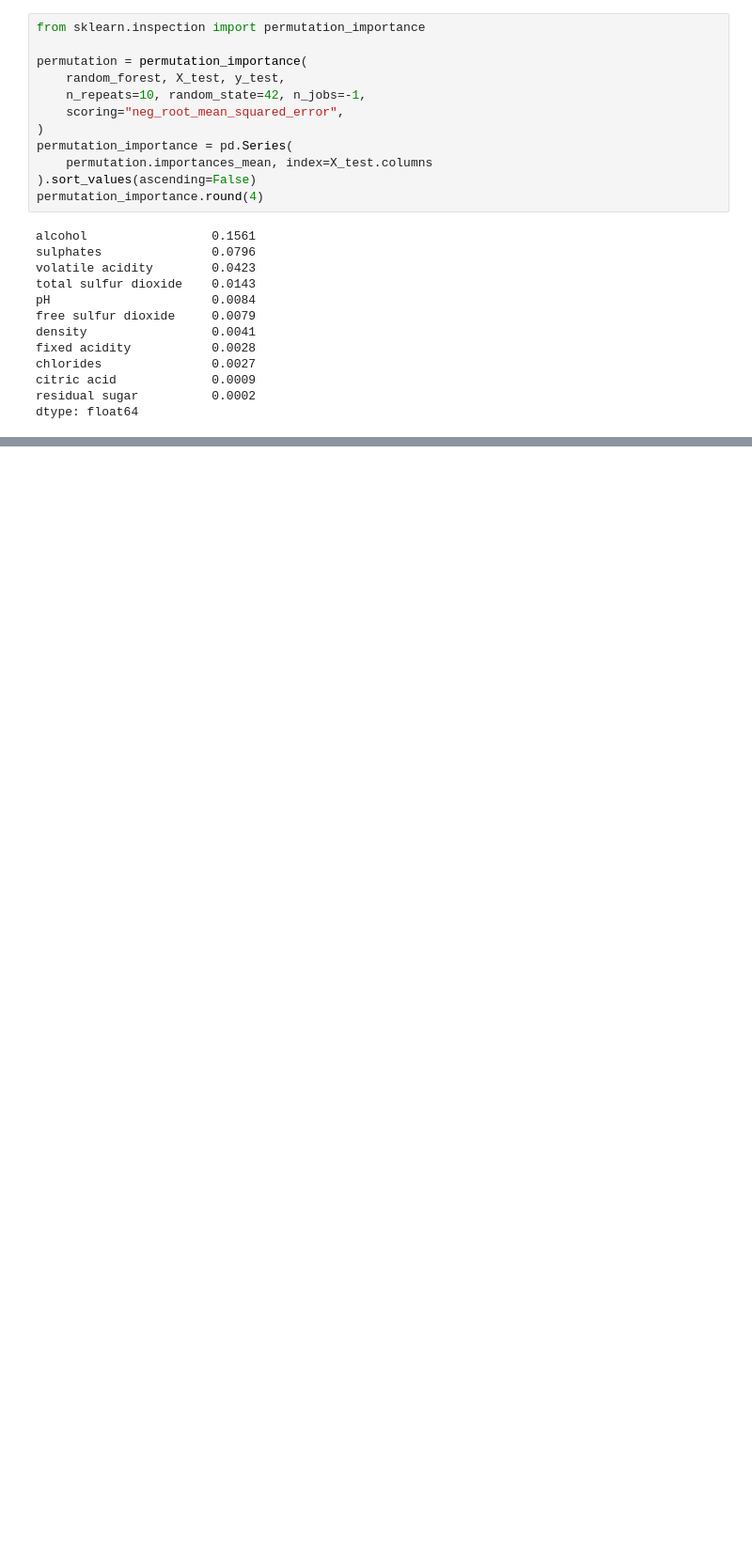
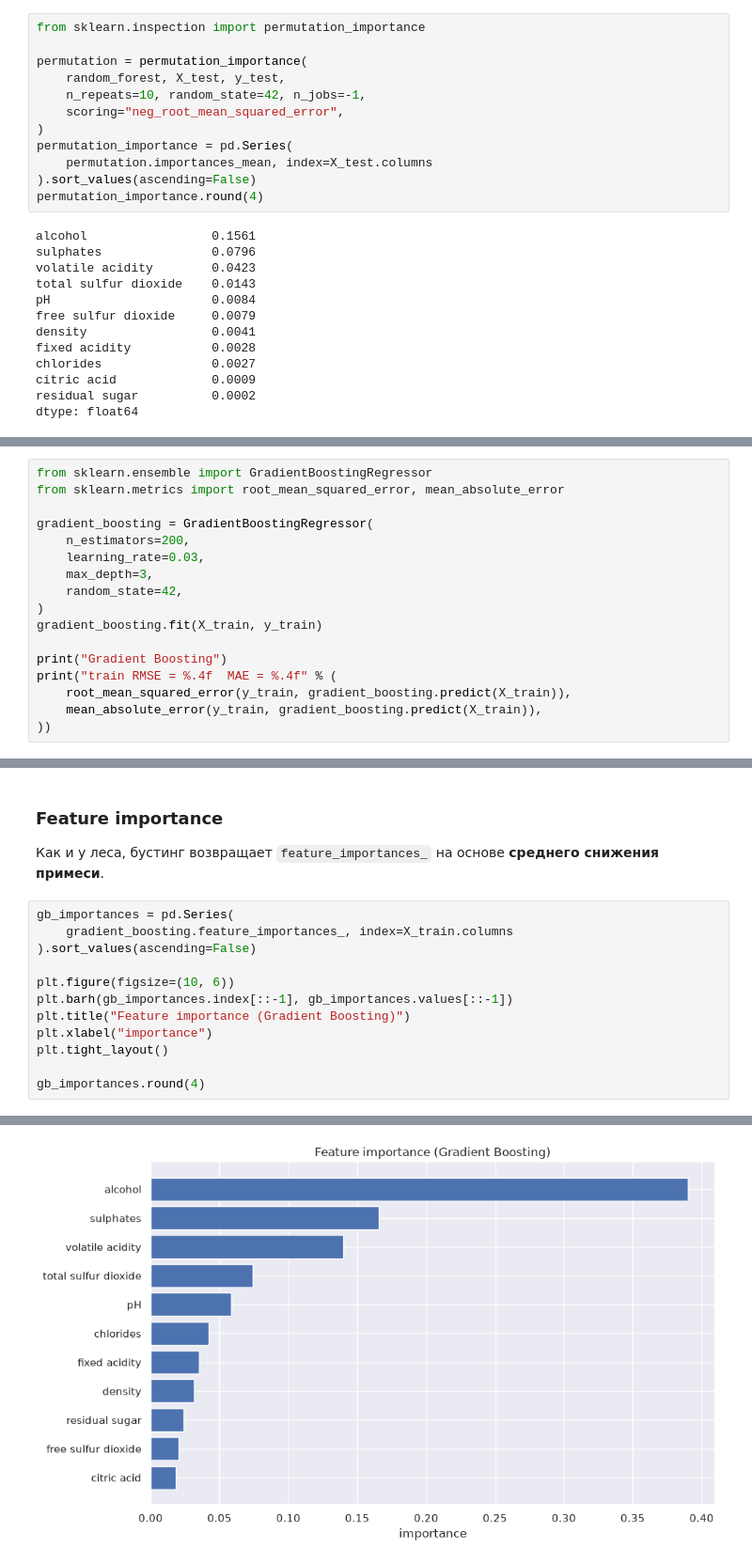
Before and after one commit to Megakret/ml_course_mai, a Jupyter notebook: regression/lab1.ipynb, the cells around one changed output, grey strips where cells are left out. Shown at 94% size. Saved outputs shown, nothing was run; the diff lists cells and outputs as text; blank space fills up the shorter version.

Commit message:
added gradient boosting regressor

```diff
--- a/regression/lab1.ipynb
+++ b/regression/lab1.ipynb
@@ -582,0 +583,17 @@ Permutation importance (падение качества при перемеши
+# %%
+from sklearn.ensemble import GradientBoostingRegressor
+from sklearn.metrics import root_mean_squared_error, mean_absolute_error
+
+gradient_boosting = GradientBoostingRegressor(
+    n_estimators=200,
+    learning_rate=0.03,
+    max_depth=3,
+    random_state=42,
+)
+gradient_boosting.fit(X_train, y_train)
+
+print("Gradient Boosting")
+print("train RMSE = %.4f  MAE = %.4f" % (
+    root_mean_squared_error(y_train, gradient_boosting.predict(X_train)),
+    mean_absolute_error(y_train, gradient_boosting.predict(X_train)),
+))
@@ -582,0 +610,17 @@ Permutation importance (падение качества при перемеши
+# %% [markdown]
+### Feature importance
+
+Как и у леса, бустинг возвращает `feature_importances_` на основе **среднего снижения примеси**.
+# %%
+gb_importances = pd.Series(
+    gradient_boosting.feature_importances_, index=X_train.columns
+).sort_values(ascending=False)
+
+plt.figure(figsize=(10, 6))
+plt.barh(gb_importances.index[::-1], gb_importances.values[::-1])
+plt.title("Feature importance (Gradient Boosting)")
+plt.xlabel("importance")
+plt.tight_layout()
+
+gb_importances.round(4)
+# %% [output]
@@ -582,0 +639 @@ Permutation importance (падение качества при перемеши
+[figure, added]
```
Also changed, not shown: parts of 8 cells of this notebook.
